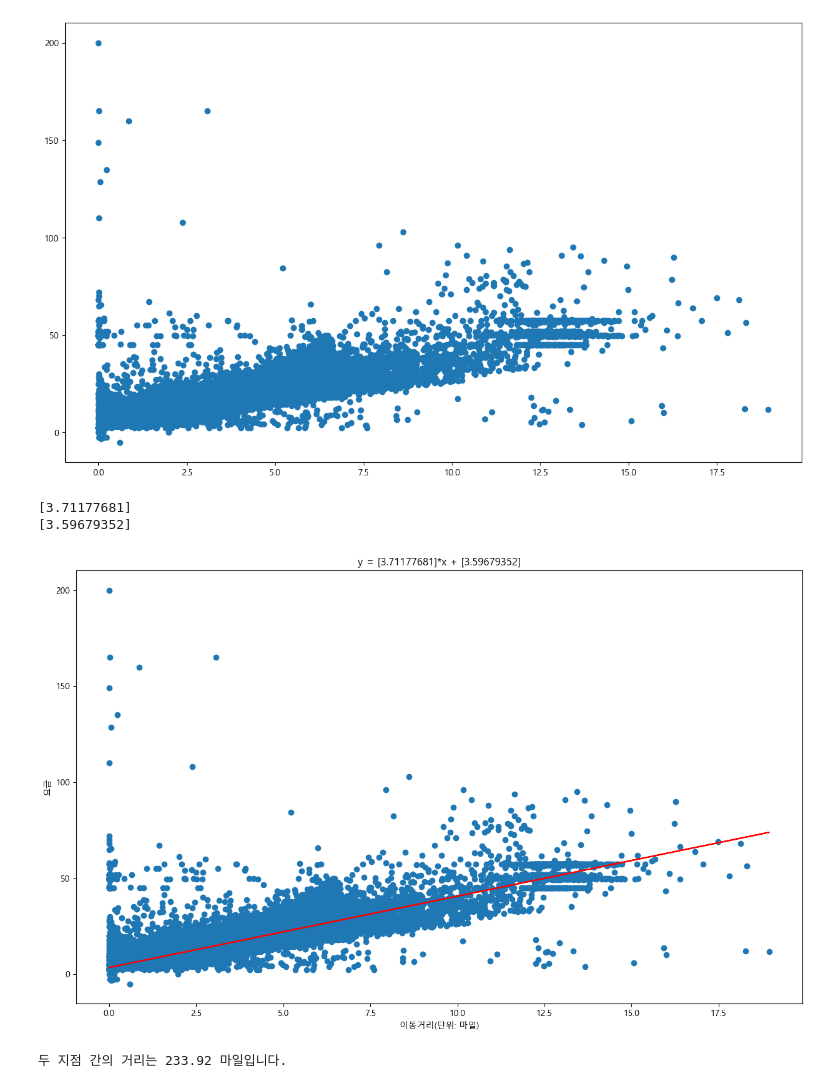
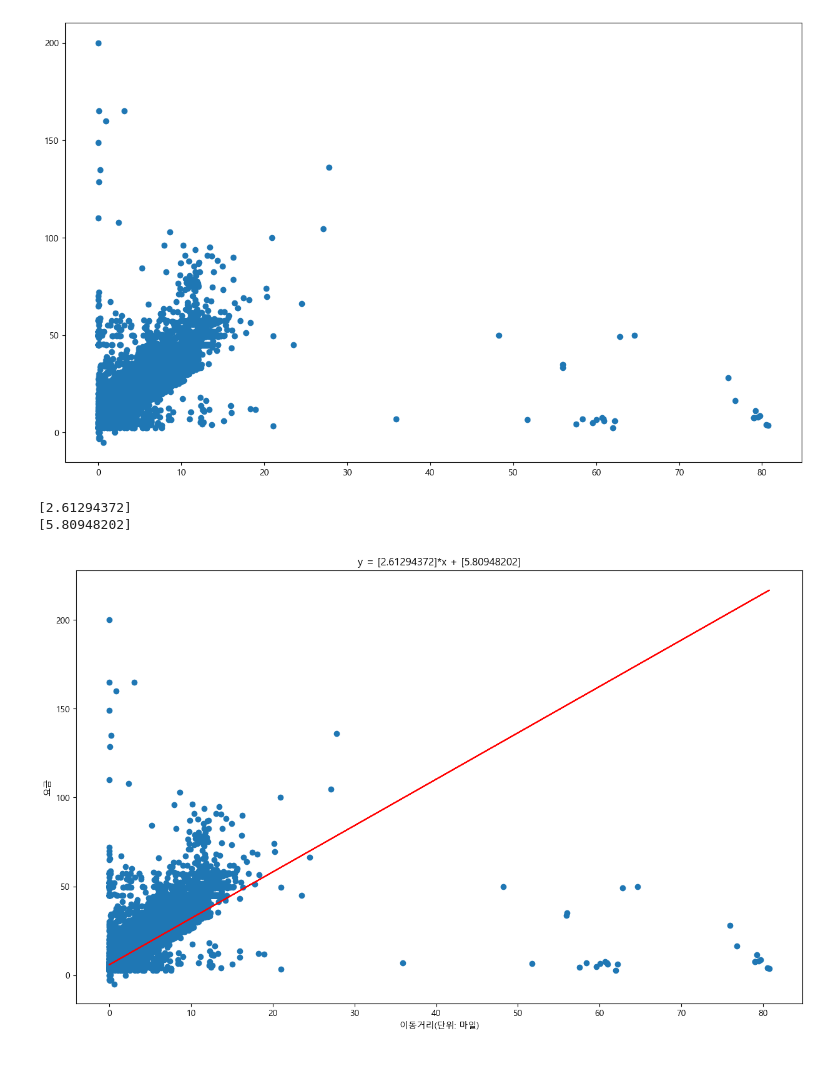
Before and after one commit to youngbeom9/healthcare_bigdata_pratice, a Jupyter notebook: new_york_taxi.ipynb, the cells around one changed output. Saved outputs shown, nothing was run; the diff lists cells and outputs as text; code cells hidden in the pictures.

```diff
--- a/new_york_taxi.ipynb
+++ b/new_york_taxi.ipynb
@@ -30,35 +30,35 @@ def outlier_index():
 # 인덱스를 기반으로 DataFrame 내의 데이터를 제거하고, 제거된 DataFrame을 반환하는 함수를 만듭니다.
 def remove_outlier(dataframe, list_idx):
     return dataframe.drop(list_idx)
 
 remove_index = outlier_index()
 df = remove_outlier(df,remove_index)
 df_fare_amount=df['fare_amount']
 
 def haversine(lat1, lon1, lat2, lon2):
     # 위도, 경도를 라디안으로 변환
     lat1, lon1, lat2, lon2 = map(math.radians, [lat1, lon1, lat2, lon2])
 
     # Haversine 공식을 사용하여 거리 계산
     dlat = lat2 - lat1
     dlon = lon2 - lon1
     a = math.sin(dlat/2)**2 + math.cos(lat1) * math.cos(lat2) * math.sin(dlon/2)**2
     c = 2 * math.atan2(math.sqrt(a), math.sqrt(1-a))
 
     # 지구의 반지름 (단위: 마일)
     R = 3958.8  # 마일 단위
 
     # 거리 계산 (단위: 마일)
     distance = R * c
     return distance
 
 df['distance'] = df.apply(lambda df: haversine(df['pickup_latitude'], df['pickup_longitude'], df['dropoff_latitude'], df['dropoff_longitude']), axis=1)
-df = df[df['distance'] < 20] # 마일거리 20 미만으로 조정
+df = df[df['distance'] < 100] # 마일거리 100 미만으로 조정
 plt.rc('figure',figsize=(15,9))
 plt.scatter(df['distance'],df['fare_amount'])
 plt.show()
 # %% [output]
-[figure, old version]
+[figure, new version]
 # %%
 X = df.distance.values
 Y = df.fare_amount.values
@@ -89,36 +89,6 @@ plt.plot(X, NewY, color='red')
 plt.title(f'y = {lr.coef_[0]}*x + {lr.intercept_}')
 plt.show()
 # %% [output]
-[3.71177681]
-[3.59679352]
+[2.61294372]
+[5.80948202]
-[figure, old version]
+[figure, new version]
-# %%
-import math
-
-def haversine(lat1, lon1, lat2, lon2):
-    # 위도, 경도를 라디안으로 변환
-    lat1, lon1, lat2, lon2 = map(math.radians, [lat1, lon1, lat2, lon2])
-
-    # Haversine 공식을 사용하여 거리 계산
-    dlat = lat2 - lat1
-    dlon = lon2 - lon1
-    a = math.sin(dlat/2)**2 + math.cos(lat1) * math.cos(lat2) * math.sin(dlon/2)**2
-    c = 2 * math.atan2(math.sqrt(a), math.sqrt(1-a))
-
-    # 지구의 반지름 (단위: 마일)
-    R = 3958.8  # 마일 단위
-
-    # 거리 계산 (단위: 마일)
-    distance = R * c
-    return distance
-
-# 예시: 두 지점 (위도, 경도)
-lat1, lon1 = 38.754215, -70.140793  # 첫 번째 지점 (위도, 경도)
-lat2, lon2 = 40.646969, -73.78978   # 두 번째 지점 (위도, 경도)
-
-# 거리 계산
-distance = haversine(lat1, lon1, lat2, lon2)
-
-print(f"두 지점 간의 거리는 {distance:.2f} 마일입니다.")
-# %% [output]
-두 지점 간의 거리는 233.92 마일입니다.
```
Also changed, not shown: parts of 2 cells of this notebook.
